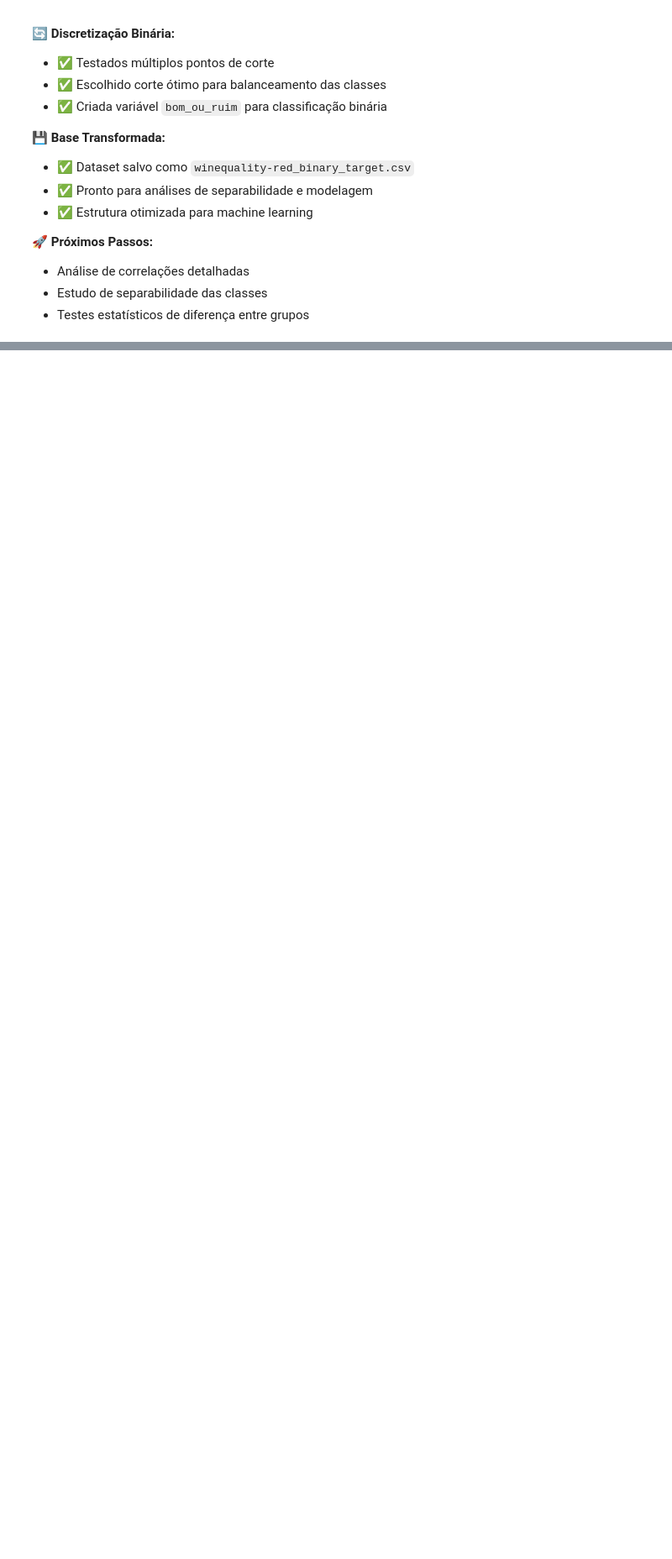
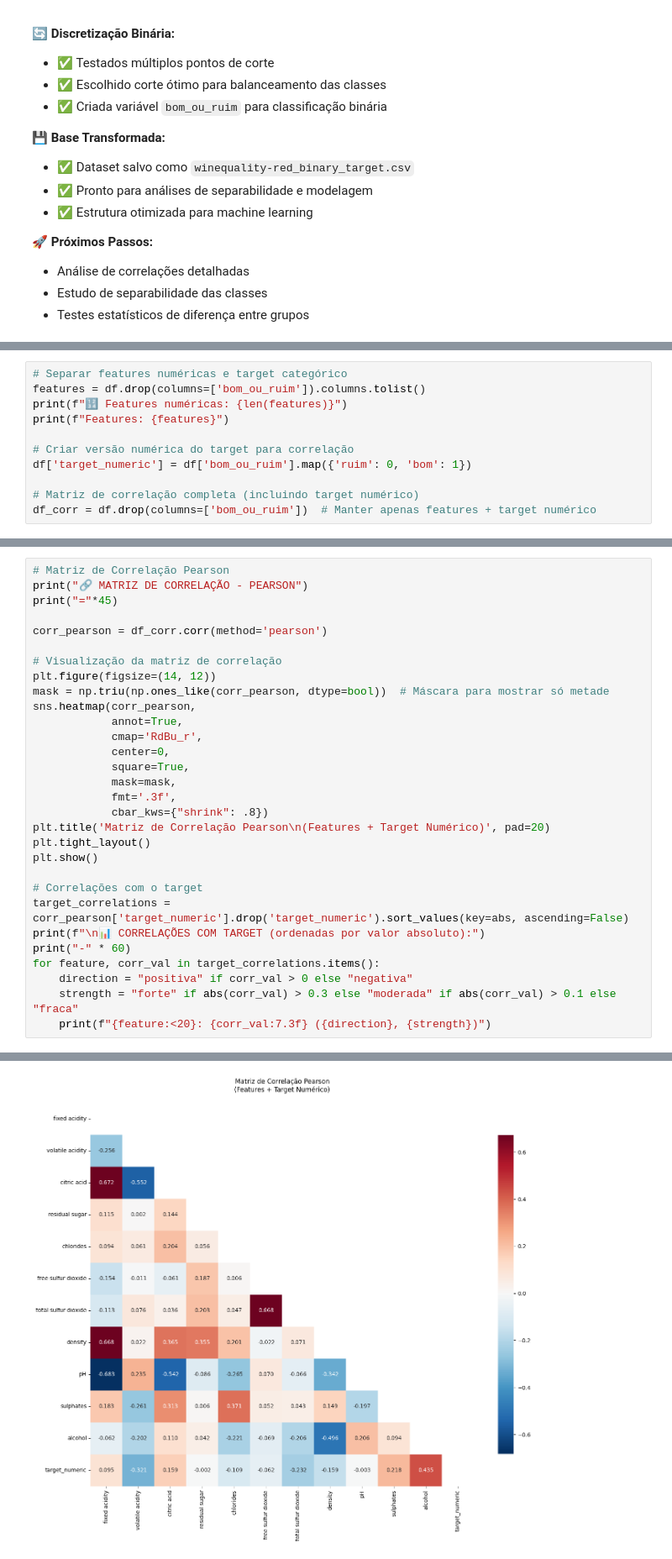
Before and after one commit to Guilherme0202PM/wine-data-science-case, a Jupyter notebook: Case_vinhos.ipynb, the cells around one changed output, grey strips where cells are left out. Shown at 84% size. Saved outputs shown, nothing was run; the diff lists cells and outputs as text; blank space fills up the shorter version.

```diff
--- a/Case_vinhos.ipynb
+++ b/Case_vinhos.ipynb
@@ -891,0 +917,11 @@ print(df_verificacao.head(3))
+# %%
+# Separar features numéricas e target categórico
+features = df.drop(columns=['bom_ou_ruim']).columns.tolist()
+print(f"🔢 Features numéricas: {len(features)}")
+print(f"Features: {features}")
+
+# Criar versão numérica do target para correlação
+df['target_numeric'] = df['bom_ou_ruim'].map({'ruim': 0, 'bom': 1})
+
+# Matriz de correlação completa (incluindo target numérico)
+df_corr = df.drop(columns=['bom_ou_ruim'])  # Manter apenas features + target numérico
@@ -891,0 +931,31 @@ print(df_verificacao.head(3))
+# %%
+# Matriz de Correlação Pearson
+print("🔗 MATRIZ DE CORRELAÇÃO - PEARSON")
+print("="*45)
+
+corr_pearson = df_corr.corr(method='pearson')
+
+# Visualização da matriz de correlação
+plt.figure(figsize=(14, 12))
+mask = np.triu(np.ones_like(corr_pearson, dtype=bool))  # Máscara para mostrar só metade
+sns.heatmap(corr_pearson,
+            annot=True,
+            cmap='RdBu_r',
+            center=0,
+            square=True,
+            mask=mask,
+            fmt='.3f',
+            cbar_kws={"shrink": .8})
+plt.title('Matriz de Correlação Pearson\n(Features + Target Numérico)', pad=20)
+plt.tight_layout()
+plt.show()
+
+# Correlações com o target
+target_correlations = corr_pearson['target_numeric'].drop('target_numeric').sort_values(key=abs, ascending=False)
+print(f"\n📊 CORRELAÇÕES COM TARGET (ordenadas por valor absoluto):")
+print("-" * 60)
+for feature, corr_val in target_correlations.items():
+    direction = "positiva" if corr_val > 0 else "negativa"
+    strength = "forte" if abs(corr_val) > 0.3 else "moderada" if abs(corr_val) > 0.1 else "fraca"
+    print(f"{feature:<20}: {corr_val:7.3f} ({direction}, {strength})")
+# %% [output]
@@ -891,0 +964 @@ print(df_verificacao.head(3))
+[figure, added]
```
Also changed, not shown: parts of 14 cells of this notebook.
